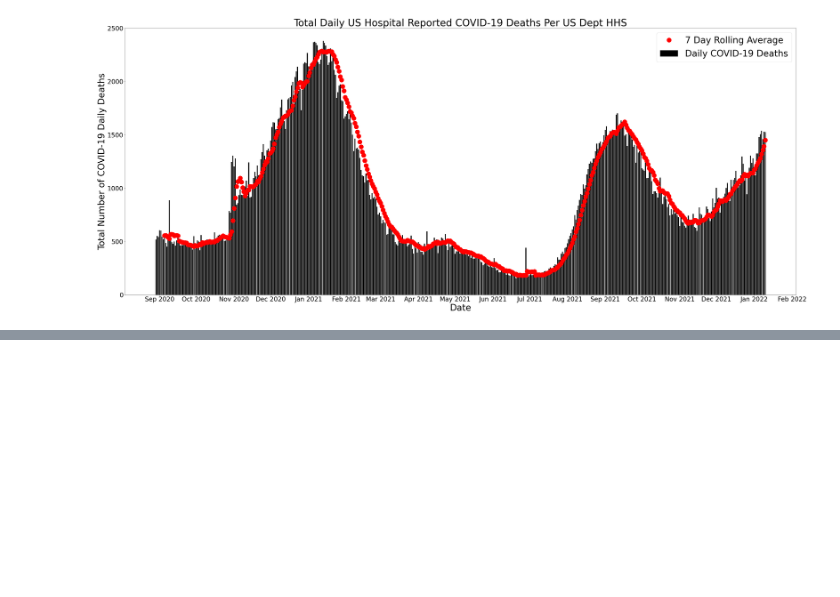
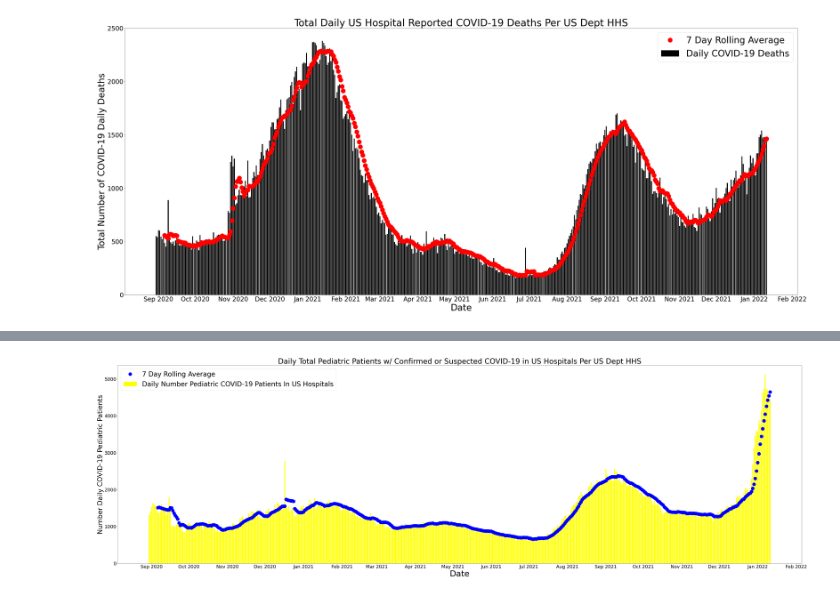
Before and after one commit to ldhagen/HHS_COVID_Notebook, a Jupyter notebook: HHS COVID-19 Reported Patient Impact and Hospital Capacity by State Timeseries.ipynb, the cells around one changed output, grey strips where cells are left out. Cells and saved outputs as stored; diff of their text form; code cells hidden in the pictures; blank space fills up the shorter version.

```diff
--- a/HHS COVID-19 Reported Patient Impact and Hospital Capacity by State Timeseries.ipynb
+++ b/HHS COVID-19 Reported Patient Impact and Hospital Capacity by State Timeseries.ipynb
@@ -264,0 +349,6 @@ fig.savefig('HHS_inpaitent_beds_covid.png')
+# %%
+aaa = []
+for x in date_list:
+    print(df_hhs[df_hhs.date == x]['total_pediatric_patients_hospitalized_confirmed_and_suspected_covid'].sum())
+    aaa.append((x, df_hhs[df_hhs.date == x]['total_pediatric_patients_hospitalized_confirmed_and_suspected_covid'].sum()))
+df_total_pediatric_patients_hospitalized_confirmed_and_suspected_covid = pd.DataFrame(aaa,columns=['date', 'total_pediatric_patients_hospitalized_confirmed_and_suspected_covid'])
@@ -264,0 +373,25 @@ fig.savefig('HHS_inpaitent_beds_covid.png')
+# %%
+ccc = df_total_pediatric_patients_hospitalized_confirmed_and_suspected_covid.set_index('date')[-500::]
+ccc_rolling = ccc.rolling(7).mean().shift()
+# %%
+import datetime
+import matplotlib.dates as mdates
+months = mdates.MonthLocator()
+days = mdates.DayLocator()
+timeFmt = mdates.DateFormatter('%b %Y')
+fig, ax = plt.subplots()
+fig.set_size_inches(74,22)
+ax.xaxis.set_major_locator(months)
+ax.xaxis.set_major_formatter(timeFmt)
+ax.tick_params(axis='both', labelsize=28)
+#ax.xaxis.set_minor_locator(months)
+#plt.rcParams["figure.figsize"] = [17.00, 3.50]
+plt.title('Daily Total Pediatric Patients w/ Confirmed or Suspected COVID-19 in US Hospitals Per US Dept HHS', fontsize = 44)
+plt.xlabel('Date',color='black', fontsize = 50)
+plt.ylabel('Number Daily COVID-19 Pediatric Patients',color='black', fontsize = 40)
+plt.bar(ccc.index, ccc.total_pediatric_patients_hospitalized_confirmed_and_suspected_covid, color = 'yellow')
+plt.plot(ccc_rolling.total_pediatric_patients_hospitalized_confirmed_and_suspected_covid, 'bo',markersize = 20)
+plt.legend(['7 Day Rolling Average','Daily Number Pediatric COVID-19 Patients In US Hospitals'], fontsize = 40)
+fig.savefig('HHS_total_pediatric.png')
+# %% [output]
+[figure, added]
```
Also changed, not shown: parts of 20 cells of this notebook.
